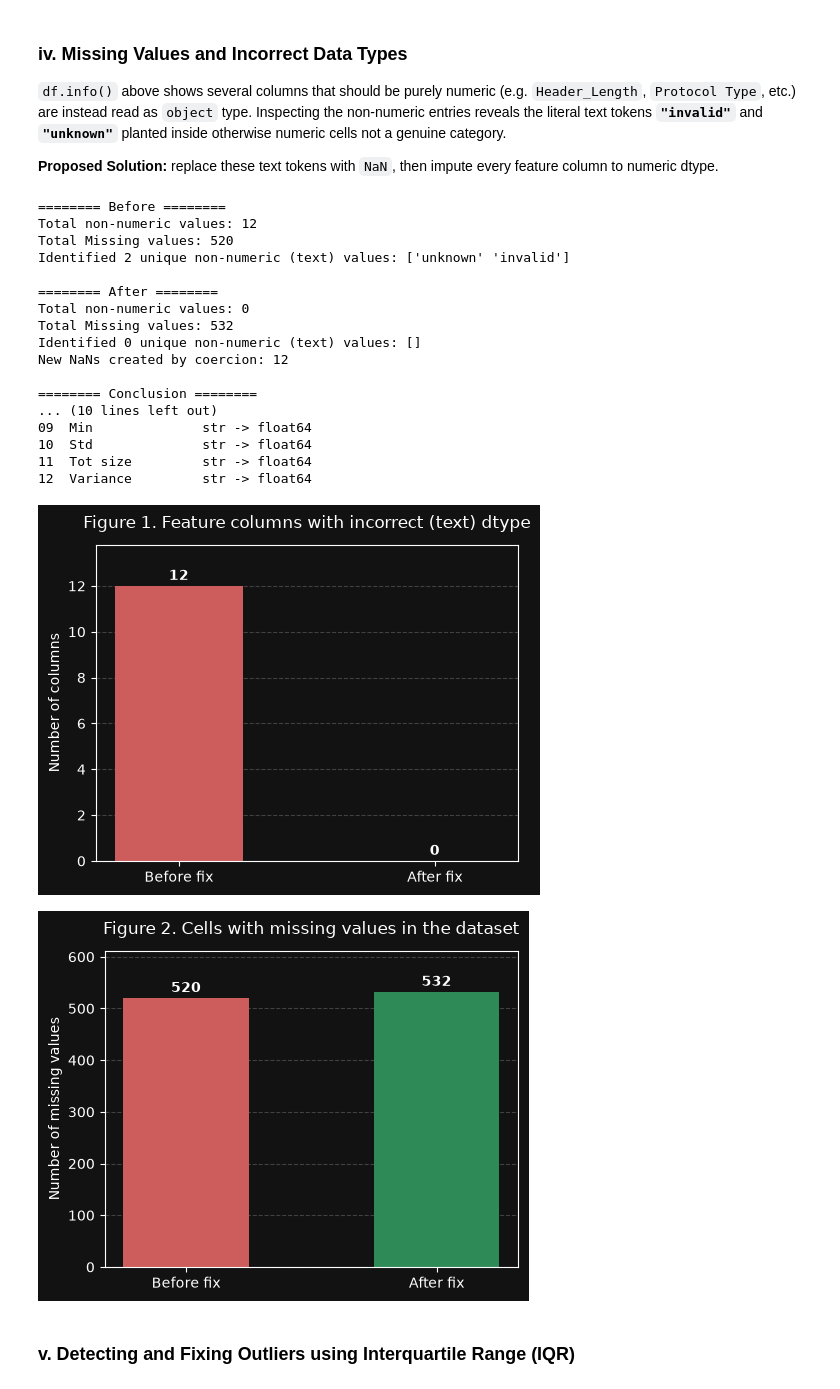
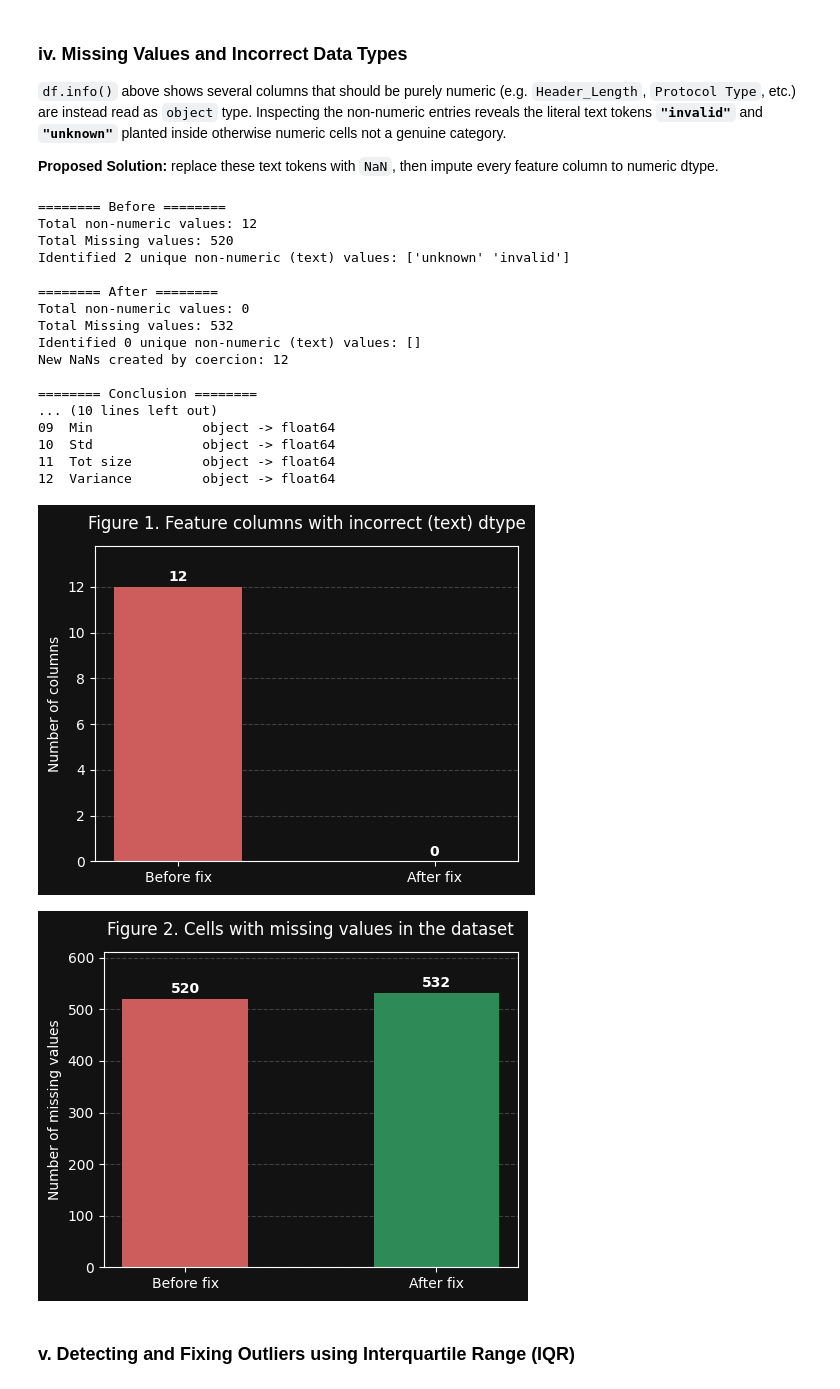
Before and after one commit to MR-Goldenyt/Argus, a Jupyter notebook: Argus.ipynb, the cells around one changed output. Cells and saved outputs as stored; diff of their text form; code cells hidden in the pictures.

```diff
--- a/Argus.ipynb
+++ b/Argus.ipynb
@@ -170,7 +170,7 @@ def bar_before_after(values, title, ylabel, save_path=None):
 # ======== Before ========
 # Get text columns
 object_cols_before = (
-    df[feature_cols].select_dtypes(include=["str", "object"]).columns.to_list()  # "str" avoids pandas warning
+    df[feature_cols].select_dtypes(include="object").columns.to_list()  # "str" avoids pandas warning
 )
 raw = df[object_cols_before]
 dtypes_before = raw.dtypes
@@ -189,7 +189,7 @@ df[object_cols_before] = numeric
 
 # ======== After ========
 missing_values_after = df.isna().to_numpy().sum()
-object_cols_after = df[feature_cols].select_dtypes(include=["str", "object"]).columns.to_list()
+object_cols_after = df[feature_cols].select_dtypes(include="object").columns.to_list()
 _, non_numbers_after = coerce_numeric(df[object_cols_after])
 unique_non_numbers_after = pd.unique(non_numbers_after)
 
@@ -207,39 +207,40 @@ print_col_types(object_cols_before, dtypes_before, df[object_cols_before].dtypes
 # ======== Figures ========
 fig1 = bar_before_after(
     [len(object_cols_before), len(object_cols_after)],
     "Figure 1. Feature columns with incorrect (text) dtype",
     "Number of columns",
     # save_path="figures/fig1_dtype_fix.png",
 )
 fig2 = bar_before_after(
     [missing_values_before, missing_values_after],
     "Figure 2. Cells with missing values in the dataset",
     "Number of missing values",
     # save_path="figures/fig2_missing_values.png",
 )
+
 # display them because they dont appear in vscode
 display(fig1)
 display(fig2)
 # %% [output]
 ======== Before ========
 Total non-numeric values: 12
 Total Missing values: 520
 Identified 2 unique non-numeric (text) values: ['unknown' 'invalid']
 
 ======== After ========
 Total non-numeric values: 0
 Total Missing values: 532
 Identified 0 unique non-numeric (text) values: []
 New NaNs created by coercion: 12
 
 ======== Conclusion ========
 ... (10 lines left out)
-09  Min              str -> float64
-10  Std              str -> float64
-11  Tot size         str -> float64
-12  Variance         str -> float64
+09  Min              object -> float64
+10  Std              object -> float64
+11  Tot size         object -> float64
+12  Variance         object -> float64
-[figure, old version]
+[figure, new version]
-[figure, old version]
+[figure, new version]
 # %% [markdown]
 ### v. Detecting and Fixing Outliers using Interquartile Range (IQR)
 # %% [markdown]
```
Also changed, not shown: parts of 2 cells of this notebook, 3 other files.
